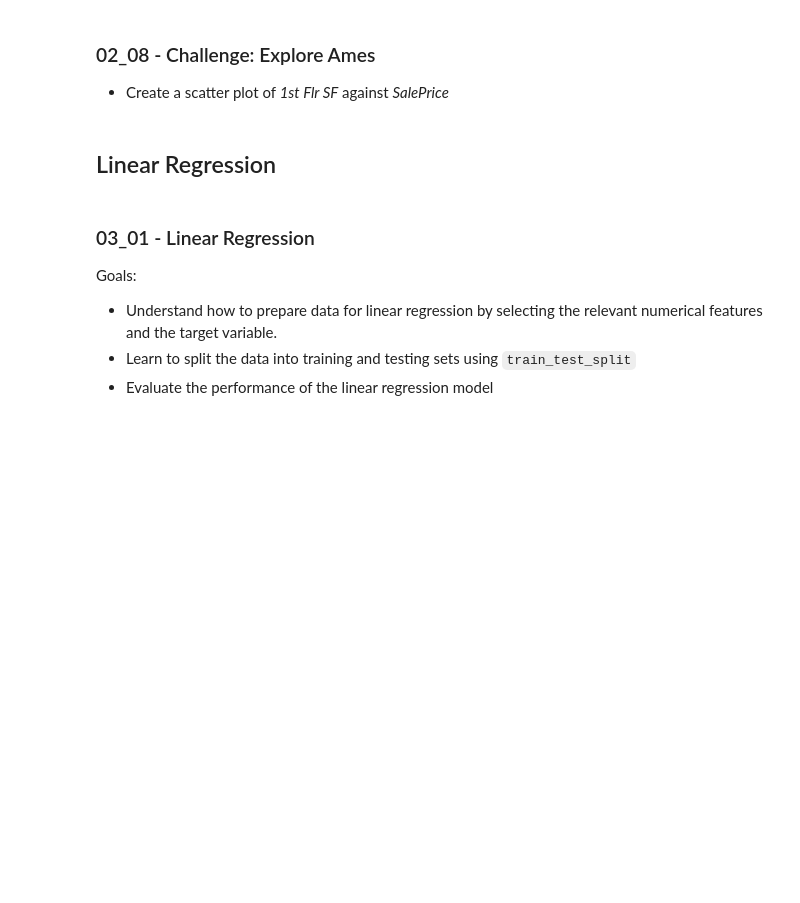
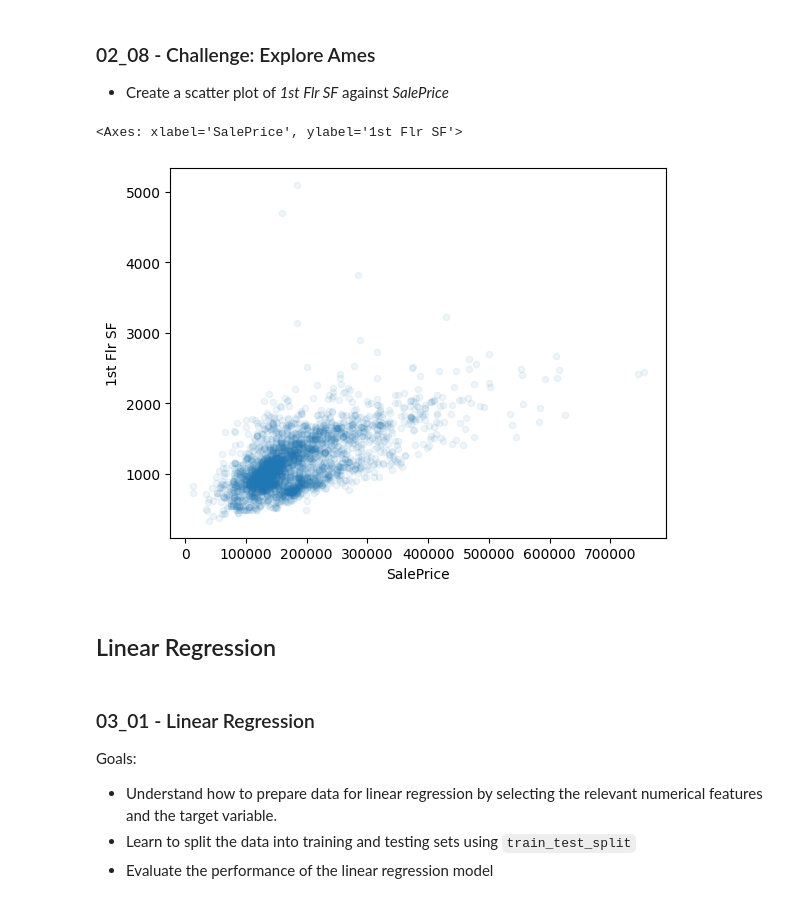
Before and after one commit to tjgrabher/python-statistics-essential-training-4433355, a Jupyter notebook: PyStats.ipynb, the cells around one changed output. Drawn from its saved outputs; the diff is of its cells as text; code cells hidden in the pictures; blank space fills up the shorter version.

```diff
--- a/PyStats.ipynb
+++ b/PyStats.ipynb
@@ -1242,6 +1573,13 @@ raw.style.background_gradient?
 * Create a scatter plot of *1st Flr SF* against *SalePrice*
 # %%
 #02_09 - Solution
+(housing
+ .plot
+ .scatter(x='SalePrice', y='1st Flr SF', alpha=0.07)
+)
+# %% [output]
+<Axes: xlabel='SalePrice', ylabel='1st Flr SF'>
+[figure, added]
 # %% [markdown]
 ## Linear Regression
 # %% [markdown]
```
Also changed, not shown: parts of 39 cells of this notebook.
